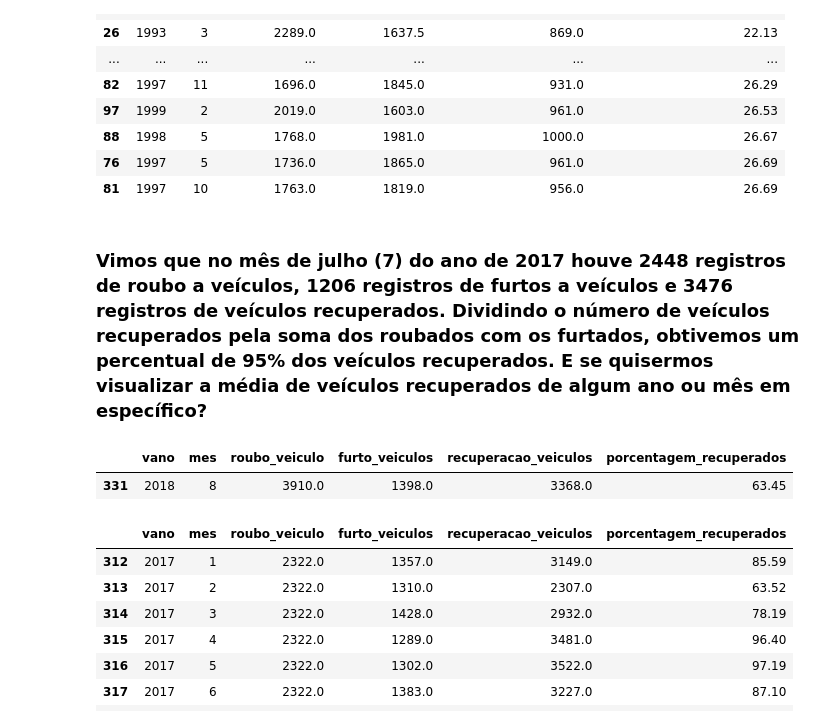
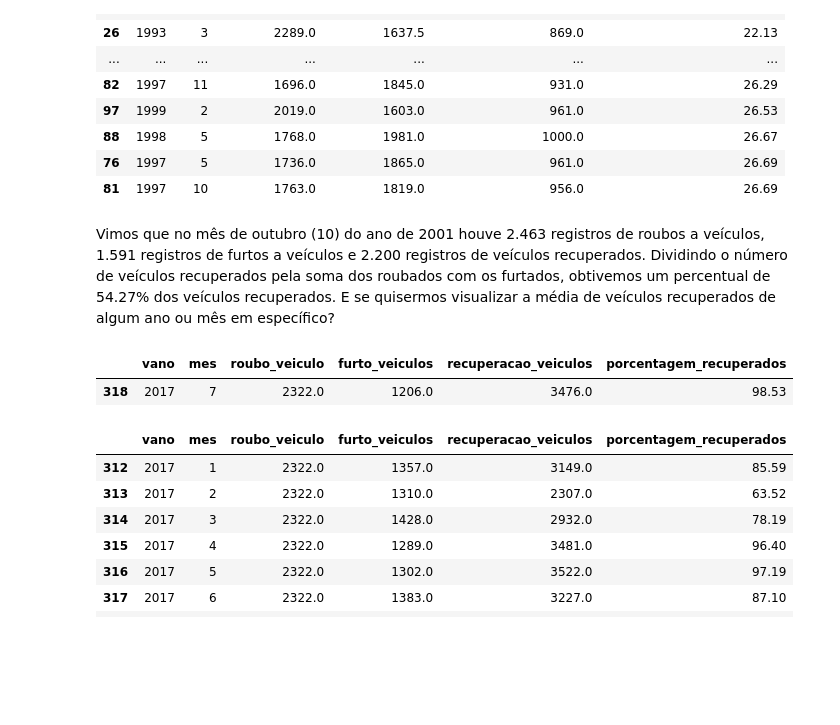
Before and after one commit to henriqueschwabg/data_science, a Jupyter notebook: Analisando_Violencia_Rio.ipynb, the cells around one changed output. Drawn from its saved outputs; the diff is of its cells as text; code cells hidden in the pictures; blank space fills up the shorter version.

```diff
--- a/Analisando_Violencia_Rio.ipynb
+++ b/Analisando_Violencia_Rio.ipynb
@@ -463,14 +463,14 @@ round(df_veiculos_clean.sort_values('porcentagem_recuperados').head(50), 2)
 | 76 | 1997 | 5 | 1736.0 | 1865.0 | 961.0 | 26.69 |
 | 81 | 1997 | 10 | 1763.0 | 1819.0 | 956.0 | 26.69 |
 # %% [markdown]
-### Vimos que no mês de julho (7) do ano de 2017 houve 2448 registros de roubo a veículos, 1206 registros de furtos a veículos e 3476 registros de veículos recuperados. Dividindo o número de veículos recuperados pela soma dos roubados com os furtados, obtivemos um percentual de 95% dos veículos recuperados. E se quisermos visualizar a média de veículos recuperados de algum ano ou mês em específico?
+Vimos que no mês de outubro (10) do ano de 2001 houve 2.463 registros de roubos a veículos, 1.591 registros de furtos a veículos e 2.200 registros de veículos recuperados. Dividindo o número de veículos recuperados pela soma dos roubados com os furtados, obtivemos um percentual de 54.27% dos veículos recuperados. E se quisermos visualizar a média de veículos recuperados de algum ano ou mês em específico?
 # %%
-# visualizando as informações referentes ao mês 8 do ano de 2018
+# visualizando as informações referentes ao mês 7 do ano de 2017
 
-round(df_veiculos_clean.loc[(df_veiculos_clean['mes'] == 8) & (df_veiculos_clean['vano'] == 2018)], 2)
+round(df_veiculos_clean.loc[(df_veiculos_clean['mes'] == 7) & (df_veiculos_clean['vano'] == 2017)], 2)
 # %% [output]
 |  | vano | mes | roubo_veiculo | furto_veiculos | recuperacao_veiculos | porcentagem_recuperados |
-| 331 | 2018 | 8 | 3910.0 | 1398.0 | 3368.0 | 63.45 |
+| 318 | 2017 | 7 | 2322.0 | 1206.0 | 3476.0 | 98.53 |
 # %%
 # visualizando as informações referentes ao ano de 2017
 
```
Also changed, not shown: parts of 15 cells of this notebook.
